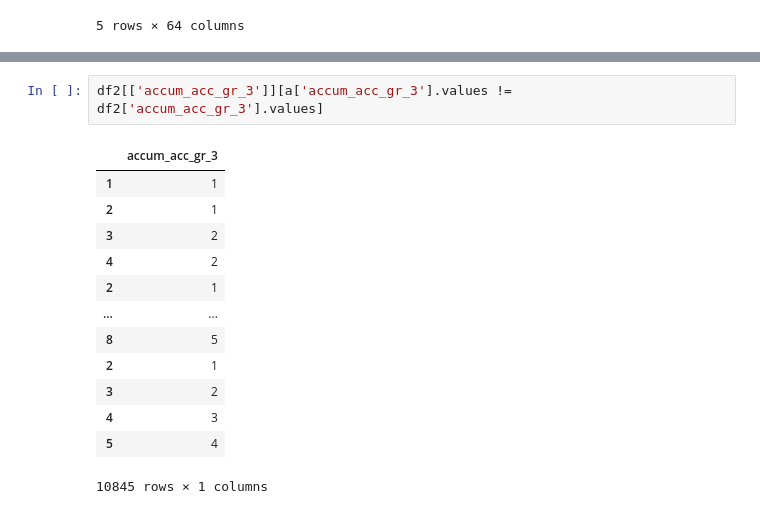
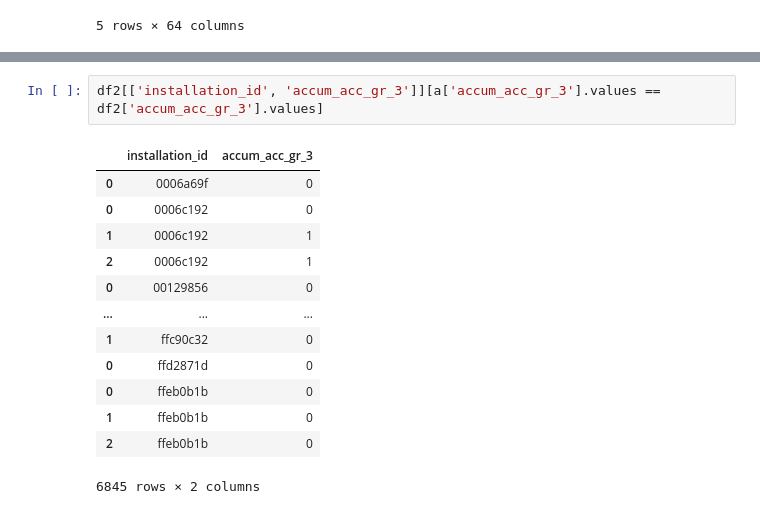
Before and after one commit to guchio3/kaggle-dsb-2019, a Jupyter notebook: notebooks/e015_debug_features.ipynb, the cells around one changed output, grey strips where cells are left out. Saved outputs shown, nothing was run; the diff lists cells and outputs as text.

```diff
--- a/notebooks/e015_debug_features.ipynb
+++ b/notebooks/e015_debug_features.ipynb
@@ -280,16 +291,16 @@ a[['accum_acc_gr_3']][a['accum_acc_gr_3'].values != df2['accum_acc_gr_3'].values
 # %%
-df2[['accum_acc_gr_3']][a['accum_acc_gr_3'].values != df2['accum_acc_gr_3'].values]
+df2[['installation_id', 'accum_acc_gr_3']][a['accum_acc_gr_3'].values == df2['accum_acc_gr_3'].values]
 # %% [output]
-|  | accum_acc_gr_3 |
-| 1 | 1 |
-| 2 | 1 |
-| 3 | 2 |
-| 4 | 2 |
-| 2 | 1 |
-| ... | ... |
-| 8 | 5 |
-| 2 | 1 |
-| 3 | 2 |
-| 4 | 3 |
-| 5 | 4 |
+|  | installation_id | accum_acc_gr_3 |
+| 0 | 0006a69f | 0 |
+| 0 | 0006c192 | 0 |
+| 1 | 0006c192 | 1 |
+| 2 | 0006c192 | 1 |
+| 0 | 00129856 | 0 |
+| ... | ... | ... |
+| 1 | ffc90c32 | 0 |
+| 0 | ffd2871d | 0 |
+| 0 | ffeb0b1b | 0 |
+| 1 | ffeb0b1b | 0 |
+| 2 | ffeb0b1b | 0 |
-10845 rows × 1 columns
+6845 rows × 2 columns
```
Also changed, not shown: parts of 14 cells of this notebook.
